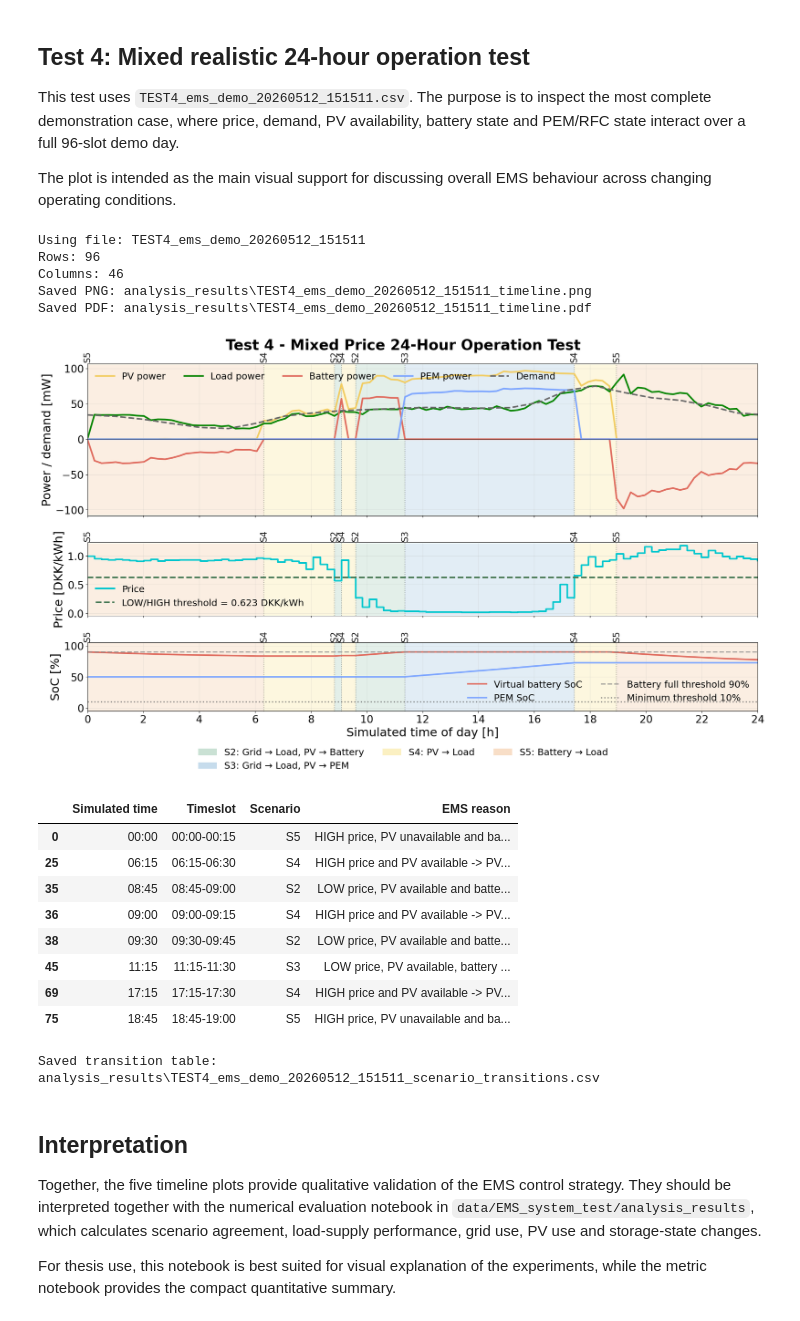
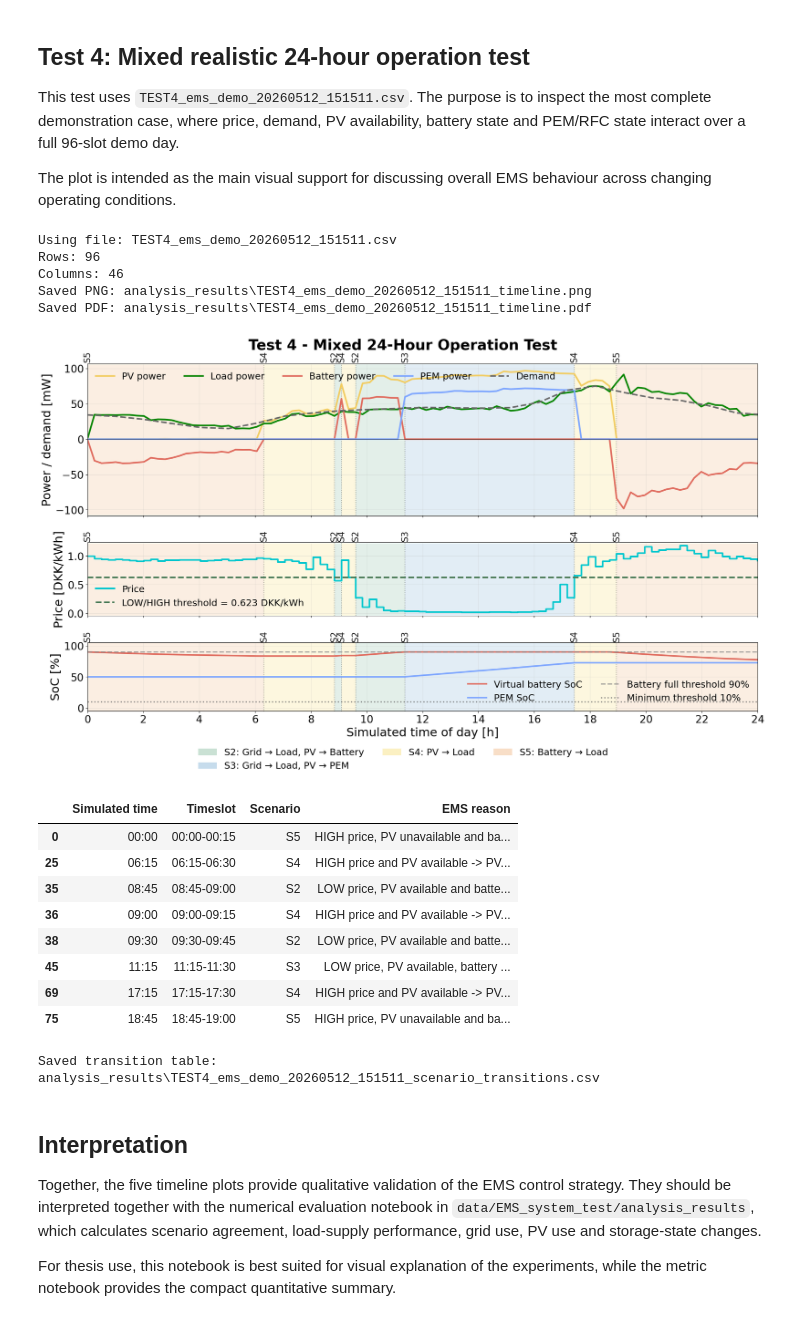
Before and after one commit to MatildeMGM/Bachelor, a Jupyter notebook: data/EMS_system_test/Test_analysis.ipynb, the cells around one changed output. Cells and saved outputs as stored; diff of their text form; code cells hidden in the pictures.

```diff
--- a/data/EMS_system_test/Test_analysis.ipynb
+++ b/data/EMS_system_test/Test_analysis.ipynb
@@ -2269,7 +2269,7 @@ scenario_column = "target_scenario"   # use "actual_scenario" to plot applied sy
 show_soc = True
 save_plot = True
 
-plot_title = "Test 4 - Mixed Realistic 24-Hour Operation Test"
+plot_title = "Test 4 - Mixed 24-Hour Operation Test"
 
 price_threshold = 0.623   # DKK/kWh, LOW/HIGH threshold
 
@@ -2758,35 +2758,35 @@ if "time_label" in transition_rows.columns:
     table_columns.append("time_label")
 
 if "interval_label" in transition_rows.columns:
     table_columns.append("interval_label")
 
 table_columns.append("scenario")
 
 if "scheduler_reason" in transition_rows.columns:
     table_columns.append("scheduler_reason")
 
 transitions = transition_rows[table_columns].copy()
 
 transitions = transitions.rename(columns={
     "time_label": "Simulated time",
     "interval_label": "Timeslot",
     "scenario": "Scenario",
     "scheduler_reason": "EMS reason",
 })
 
 display(transitions)
 
 transition_csv = out_dir / f"{csv_path.stem}_scenario_transitions.csv"
 transitions.to_csv(transition_csv, index=False)
 
 print("Saved transition table:", transition_csv)
 # %% [output]
-Using file: TEST4_ems_demo_20260512_151511
+Using file: TEST4_ems_demo_20260512_151511.csv
 Rows: 96
 Columns: 46
 Saved PNG: analysis_results\TEST4_ems_demo_20260512_151511_timeline.png
 Saved PDF: analysis_results\TEST4_ems_demo_20260512_151511_timeline.pdf
-[figure, old version]
+[figure, new version]
 |  | Simulated time | Timeslot | Scenario | EMS reason |
 | 0 | 00:00 | 00:00-00:15 | S5 | HIGH price, PV unavailable and ba... |
 | 25 | 06:15 | 06:15-06:30 | S4 | HIGH price and PV available -> PV... |
```
Also changed, not shown: 5 other files.
